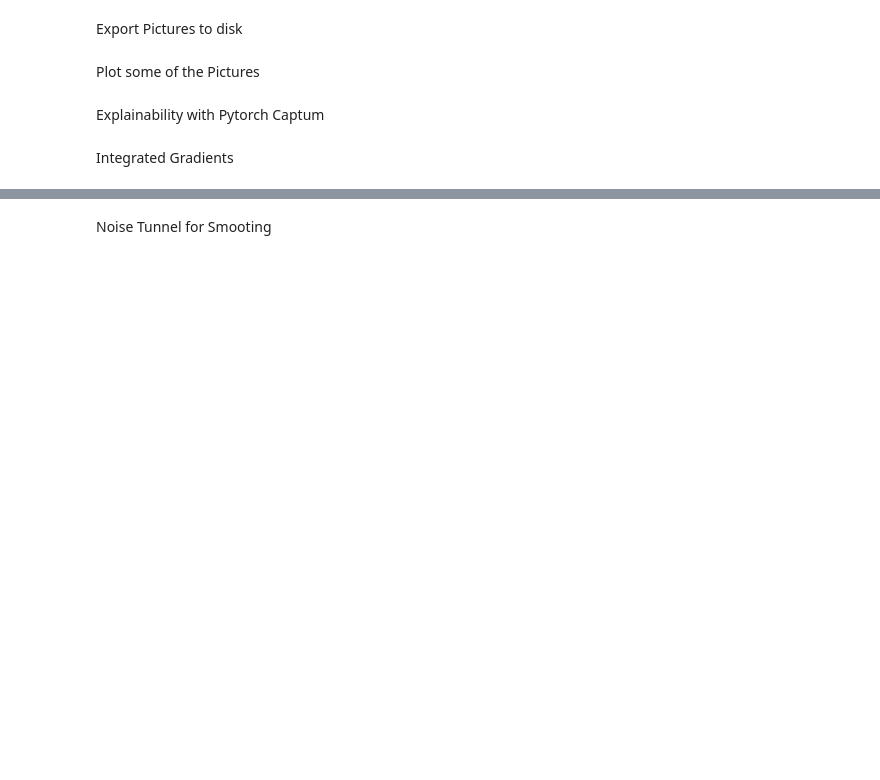
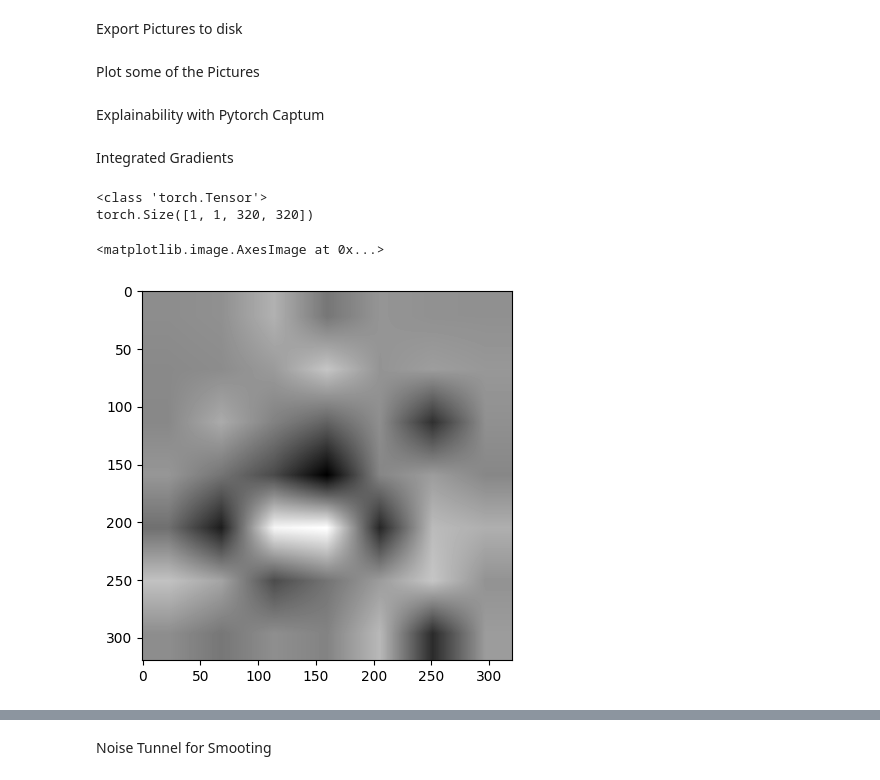
Before and after one commit to soberhofer/Invariance_based_Adversarial_Examples, a Jupyter notebook: main.ipynb, the cells around one changed output, grey strips where cells are left out. Cells and saved outputs as stored; diff of their text form; code cells hidden in the pictures; blank space fills up the shorter version.

```diff
--- a/main.ipynb
+++ b/main.ipynb
@@ -419,0 +485,38 @@ _ = viz.visualize_image_attr(np.transpose(attributions.squeeze().cpu().detach().
+# %%
+device = torch.device("mps")
+#ig = IntegratedGradients(model)
+ig = IntegratedGradients(model)
+data, labels = next(iter(trainloader))
+# %%
+idx = 2
+input = data[idx].unsqueeze(0).to(device)
+label = labels[idx].to(device)
+#print(input.shape)
+#print (data[0].size())
+#attributions, delta = ig.attribute(input, target=label, n_steps=200, return_convergence_delta=True)
+attributions = ig.attribute(input, target=label)
+
+#cam = GradCAM(model=model, target_layers=target_layers, device=torch.device("mps"))
+#cam = cam(input_tensor=input, targets=None, eigen_smooth=True)
+tograyscale = torchvision.transforms.Grayscale()
+attributions = tograyscale(attributions)
+print(type(attributions))
+#print(type(cam))
+print(attributions.shape)
+#print(cam.shape)
+
+default_cmap = LinearSegmentedColormap.from_list('custom blue',
+                                                 [(0, '#ffffff'),
+                                                  (0.25, '#000000'),
+                                                  (1, '#000000')], N=256)
+# %% [output]
+<class 'torch.Tensor'>
+torch.Size([1, 1, 320, 320])
+# %%
+cam_size = 7
+attributions = F.interpolate(attributions, size=(cam_size,cam_size), mode='bilinear', align_corners=False)
+attributions = F.interpolate(attributions, size=(size,size), mode='bilinear', align_corners=False).squeeze().detach().cpu().numpy()
+plt.imshow(attributions, cmap='gray')
+# %% [output]
+<matplotlib.image.AxesImage at 0x...>
+[figure, added]
```
Also changed, not shown: parts of 22 cells of this notebook, 2 other files.
